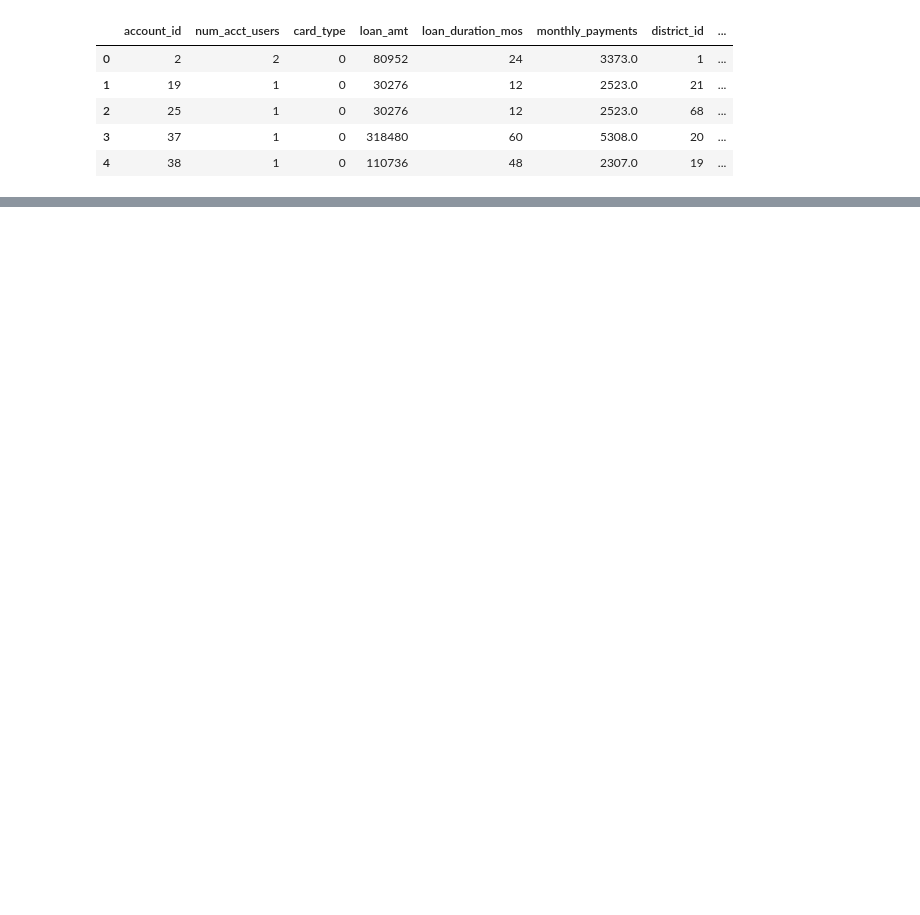
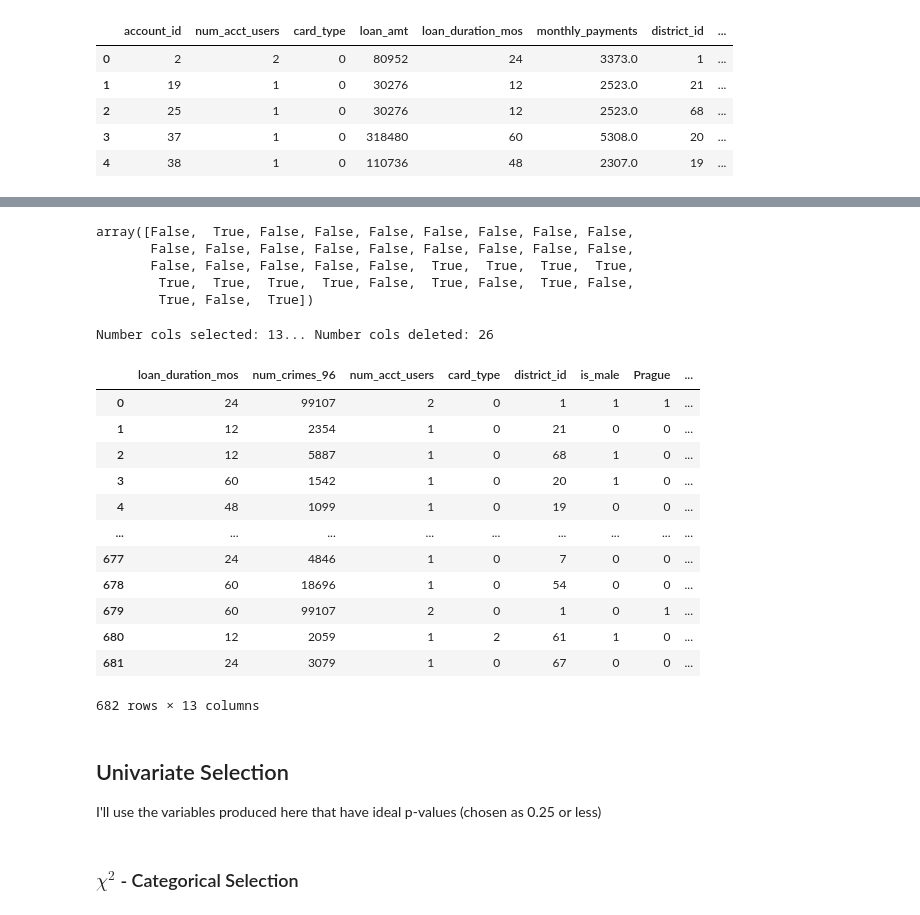
Before and after one commit to KarlDavidson/1000ml_Project5, a Jupyter notebook: Loan_Analysis.ipynb, the cells around one changed output, grey strips where cells are left out. Drawn from its saved outputs; the diff is of its cells as text; code cells hidden in the pictures; blank space fills up the shorter version.

```diff
--- a/Loan_Analysis.ipynb
+++ b/Loan_Analysis.ipynb
@@ -53,0 +74,13 @@ num_cols = [
+# %%
+ct = ColumnTransformer(
+            [("Num_Cols", MinMaxScaler(), num_cols),
+             ("Cat_Cols", 'passthrough', cat_cols)])
+# %%
+# Define variables
+x = loan_df[num_cols+cat_cols]
+
+# Scale the data with column transformer (i.e. only scale numerical columns)
+x_scale = ct.fit_transform(x)
+# %%
+selector = VarianceThreshold(0.1)
+selector.fit_transform(x_scale)
@@ -53,0 +114,31 @@ num_cols = [
+# %%
+selector.get_support()
+# %% [output]
+array([False,  True, False, False, False, False, False, False, False,
+       False, False, False, False, False, False, False, False, False,
+       False, False, False, False, False,  True,  True,  True,  True,
+        True,  True,  True,  True, False,  True, False,  True, False,
+        True, False,  True])
+# %%
+x_vt = x.iloc[:,selector.get_support(indices=True)]
+print(f'Number cols selected: {len(x_vt.columns)}... Number cols deleted: {len(x.columns)-len(x_vt.columns)}')
+x_vt
+# %% [output]
+Number cols selected: 13... Number cols deleted: 26
+|  | loan_duration_mos | num_crimes_96 | num_acct_users | card_type | district_id | is_male | Prague | ... |
+| 0 | 24 | 99107 | 2 | 0 | 1 | 1 | 1 | ... |
+| 1 | 12 | 2354 | 1 | 0 | 21 | 0 | 0 | ... |
+| 2 | 12 | 5887 | 1 | 0 | 68 | 1 | 0 | ... |
+| 3 | 60 | 1542 | 1 | 0 | 20 | 1 | 0 | ... |
+| 4 | 48 | 1099 | 1 | 0 | 19 | 0 | 0 | ... |
+| ... | ... | ... | ... | ... | ... | ... | ... | ... |
+| 677 | 24 | 4846 | 1 | 0 | 7 | 0 | 0 | ... |
+| 678 | 60 | 18696 | 1 | 0 | 54 | 0 | 0 | ... |
+| 679 | 60 | 99107 | 2 | 0 | 1 | 0 | 1 | ... |
+| 680 | 12 | 2059 | 1 | 2 | 61 | 1 | 0 | ... |
+| 681 | 24 | 3079 | 1 | 0 | 67 | 0 | 0 | ... |
+682 rows × 13 columns
+# %% [markdown]
+## Univariate Selection
+
+I'll use the variables produced here that have ideal p-values (chosen as 0.25 or less)
@@ -53,0 +162,2 @@ num_cols = [
+# %% [markdown]
+### $\chi^2$ - Categorical Selection
```
Also changed, not shown: parts of 38 cells of this notebook.
